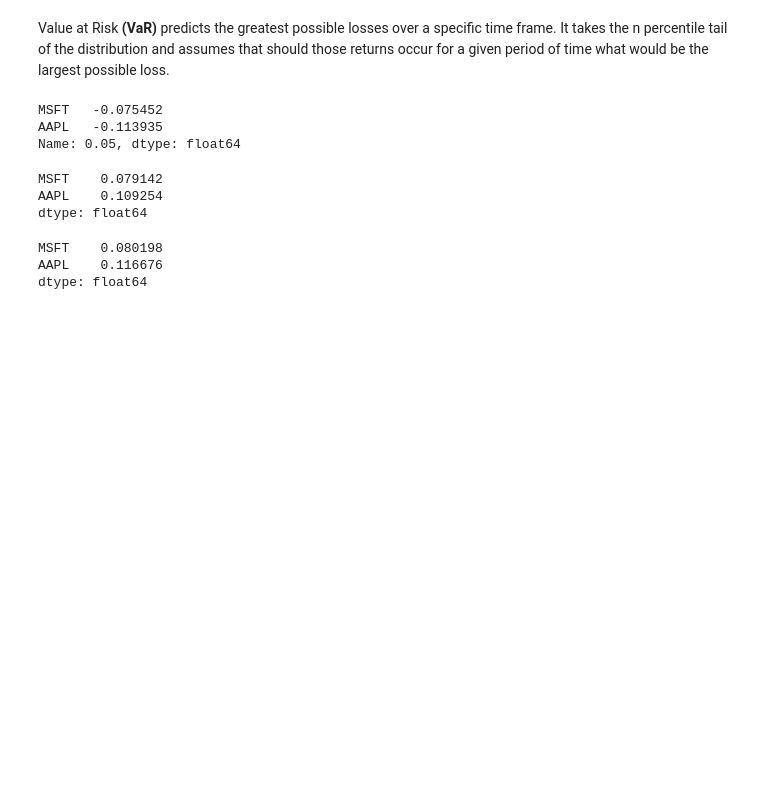
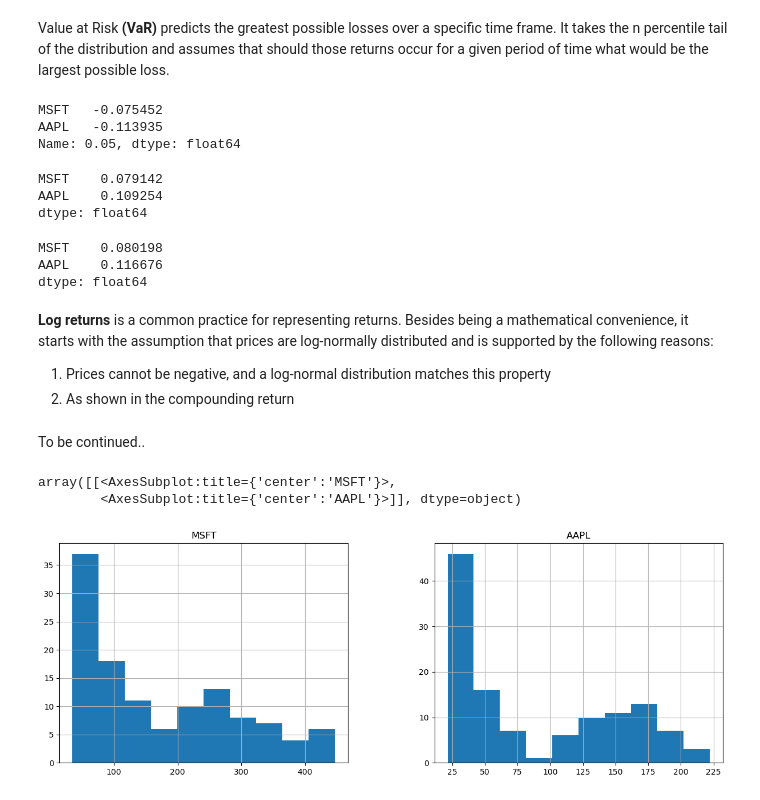
Before and after one commit to christianatanasov/algodisco, a Jupyter notebook: finance/returns.ipynb, the cells around one changed output. Drawn from its saved outputs; the diff is of its cells as text; code cells hidden in the pictures; blank space fills up the shorter version.

```diff
--- a/finance/returns.ipynb
+++ b/finance/returns.ipynb
@@ -175,3 +189,15 @@ var(returns, 0.05, True) # Bottom 5% Cornish-Fisher
 MSFT    0.080198
 AAPL    0.116676
 dtype: float64
+# %% [markdown]
+<b>Log returns</b> is a common practice for representing returns. Besides being a mathematical convenience, it starts with the assumption that prices are log-normally distributed and is supported by the following reasons:
+1. Prices cannot be negative, and a log-normal distribution matches this property
+2. As shown in the compounding return
+# %% [markdown]
+To be continued..
+# %%
+df.hist(bins=10, figsize=(15,5))
+# %% [output]
+array([[<AxesSubplot:title={'center':'MSFT'}>,
+        <AxesSubplot:title={'center':'AAPL'}>]], dtype=object)
+[figure, added]
```
Also changed, not shown: parts of 13 cells of this notebook, 1 other file.
